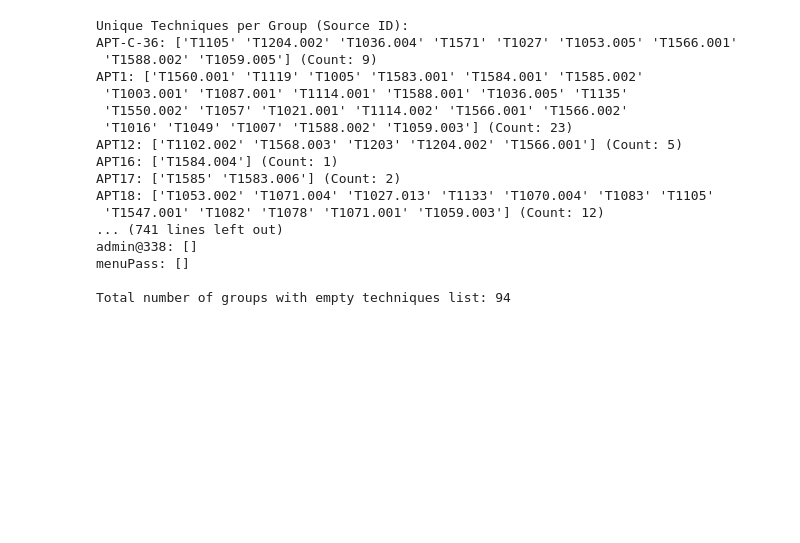
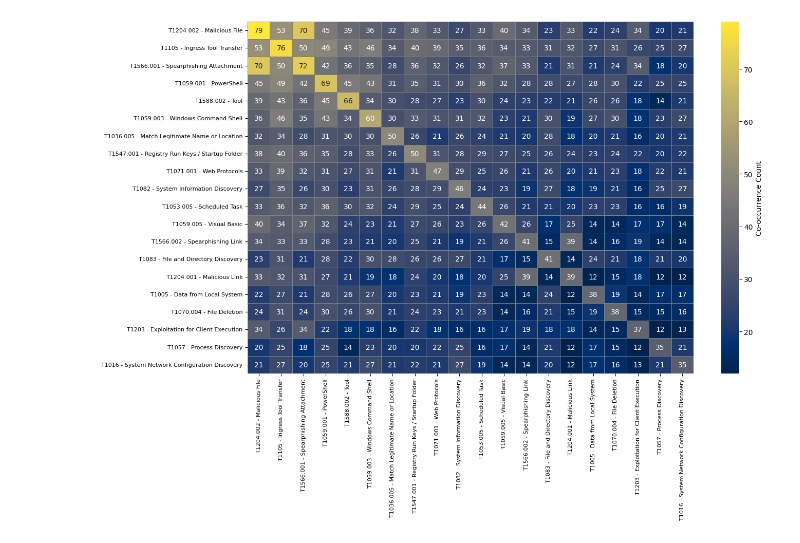
Before and after one commit to sahaaakanksha7/CTITTP, a Jupyter notebook: MITREgroup.ipynb, the cells around one changed output. Cells and saved outputs as stored; diff of their text form; code cells hidden in the pictures; blank space fills up the shorter version.

```diff
--- a/MITREgroup.ipynb
+++ b/MITREgroup.ipynb
@@ -21,8 +81,13 @@ def analyze_techniques(csv_file):
     # Extract relevant columns: 'source ID', 'source name', 'target ID', and 'target name'
     data = df[['source ID', 'source name', 'target ID', 'target name', 'mapping description']]
 
-    # 1. Unique Techniques per Source ID (Group)
-    unique_techniques_per_group = data.groupby('source name')['target ID'].unique().to_dict()
+    # 1. Create a mapping between target ID and target name
+    id_to_name_map = dict(zip(data['target ID'], data['target name']))
+
+    # 2. Unique Techniques per Source name (Group) including both target ID and target name
+    unique_techniques_per_group = data.groupby('source name').apply(
+        lambda x: [(tid, id_to_name_map[tid]) for tid in x['target ID'].unique()] ).to_dict()
+
 
     # 2. Count Occurrences of Each Technique (target ID) across all groups
     technique_counts = data['target ID'].value_counts().reset_index()
@@ -30,16 +95,15 @@ def analyze_techniques(csv_file):
 
     # Join the counts with the 'target name' for readability
     most_common_techniques = technique_counts.merge(data[['target ID', 'target name']].drop_duplicates(), on='target ID')
-
-    # 3. Techniques unique to a single group (used by only one group)
+    # 4. Techniques unique to a single group (used by only one group)
     unique_techniques_per_group_only = {}
 
-    # Filter out techniques used by only one group
+     # Filter out techniques used by only one group
     techniques_used_once = technique_counts[technique_counts['count'] == 1]['target ID'].tolist()
 
     # Iterate through groups and find techniques that are used by only one group
     for group, techniques in unique_techniques_per_group.items():
-        unique_to_group = [tech for tech in techniques if tech in techniques_used_once]
+        unique_to_group = [tech for tech in techniques if tech[0] in techniques_used_once]  # tech[0] is target ID
         unique_techniques_per_group_only[group] = unique_to_group
 
     return unique_techniques_per_group, most_common_techniques, unique_techniques_per_group_only
@@ -47,41 +111,9 @@ def analyze_techniques(csv_file):
 # Example usage:
 csv_file = r"C:\Users\Aakanksha Saha\Downloads\enterprise-attack-v15.1-groups.xlsx"
 unique_techniques_per_group, most_common_techniques, unique_techniques_per_group_only = analyze_techniques(csv_file)
-
-# Print the unique techniques per group
-print("Unique Techniques per Group (Source ID):")
-for group, techniques in unique_techniques_per_group.items():
-    count = len(techniques)
-    print(f"{group}: {techniques} (Count: {count})")
-
-# Print the most common techniques across all groups
-print("\nMost Common Techniques Across All Groups:")
-print(most_common_techniques.head(20))  # Show top 10 most common techniques
-
-empty_count = 0
-# Print techniques that are unique to each group
-print("\nTechniques Unique to Each Group (Only Used by One Group):")
-for group, techniques in unique_techniques_per_group_only.items():
-    print(f"{group}: {techniques}")
-    if not techniques:  # If the list is empty
-        empty_count += 1
-
-print(f"\nTotal number of groups with empty techniques list: {empty_count}")
-# %% [output]
-Unique Techniques per Group (Source ID):
-APT-C-36: ['T1105' 'T1204.002' 'T1036.004' 'T1571' 'T1027' 'T1053.005' 'T1566.001'
- 'T1588.002' 'T1059.005'] (Count: 9)
-APT1: ['T1560.001' 'T1119' 'T1005' 'T1583.001' 'T1584.001' 'T1585.002'
- 'T1003.001' 'T1087.001' 'T1114.001' 'T1588.001' 'T1036.005' 'T1135'
- 'T1550.002' 'T1057' 'T1021.001' 'T1114.002' 'T1566.001' 'T1566.002'
- 'T1016' 'T1049' 'T1007' 'T1588.002' 'T1059.003'] (Count: 23)
-APT12: ['T1102.002' 'T1568.003' 'T1203' 'T1204.002' 'T1566.001'] (Count: 5)
-APT16: ['T1584.004'] (Count: 1)
-APT17: ['T1585' 'T1583.006'] (Count: 2)
-APT18: ['T1053.002' 'T1071.004' 'T1027.013' 'T1133' 'T1070.004' 'T1083' 'T1105'
- 'T1547.001' 'T1082' 'T1078' 'T1071.001' 'T1059.003'] (Count: 12)
-... (741 lines left out)
-admin@338: []
-menuPass: []
-
-Total number of groups with empty techniques list: 94
+# %%
+# Create a mapping for target IDs to target names
+id_to_name_map = {tech[0]: tech[1] for techniques in unique_techniques_per_group.values() for tech in techniques}
+generate_top_techniques_heatmap(unique_techniques_per_group, id_to_name_map, top_n=20)
+# %% [output]
+[figure, added]
```
Also changed, not shown: parts of 5 cells of this notebook.
